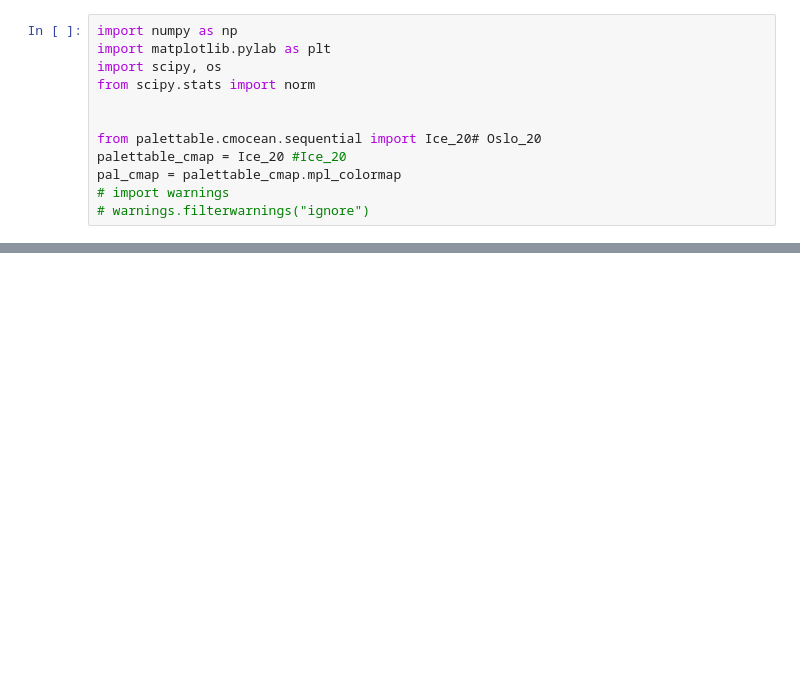
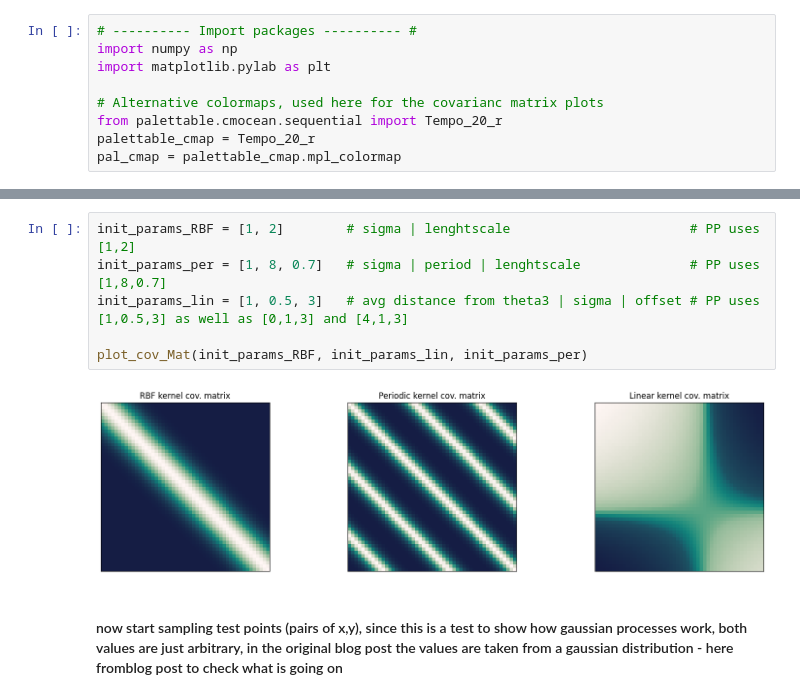
Before and after one commit to sebastian-k-physics/SciML_Gaussian_Processes, a Jupyter notebook: Test.ipynb, the cells around one changed output, grey strips where cells are left out. Saved outputs shown, nothing was run; the diff lists cells and outputs as text; blank space fills up the shorter version.

```diff
--- a/Test.ipynb
+++ b/Test.ipynb
@@ -8,15 +11,12 @@ The variable names etc. are set according to the online lecture of Conrell Unive
 
 Kernels in first source are taken from https://www.cs.toronto.edu/~duvenaud/cookbook/ which gives more kernels and describes the parameters a little different
 # %%
+# ---------- Import packages ---------- #
 import numpy as np
 import matplotlib.pylab as plt
-import scipy, os
-from scipy.stats import norm
 
-
-from palettable.cmocean.sequential import Ice_20# Oslo_20
-palettable_cmap = Ice_20 #Ice_20
+# Alternative colormaps, used here for the covarianc matrix plots
+from palettable.cmocean.sequential import Tempo_20_r
+palettable_cmap = Tempo_20_r
 pal_cmap = palettable_cmap.mpl_colormap
-# import warnings
-# warnings.filterwarnings("ignore")
 # %% [markdown]
@@ -26,0 +184,10 @@ where $\mu$ is the vecotor of mean values, $\Sigma$ is the covariance matrix con
+# %%
+init_params_RBF = [1, 2] 		# sigma | lenghtscale  						# PP uses [1,2]
+init_params_per = [1, 8, 0.7] 	# sigma | period | lenghtscale				# PP uses [1,8,0.7]
+init_params_lin = [1, 0.5, 3]	# avg distance from theta3 | sigma | offset	# PP uses [1,0.5,3] as well as [0,1,3] and [4,1,3]
+
+plot_cov_Mat(init_params_RBF, init_params_lin, init_params_per)
+# %% [output]
+[figure, added]
+# %% [markdown]
+#### now start sampling test points (pairs of  x,y), since this is a test to show how gaussian processes work, both values are just arbitrary, in the original blog post the values are taken from a gaussian distribution - here fromblog post to check what is going on
```
Also changed, not shown: parts of 44 cells of this notebook, 11 other files.
